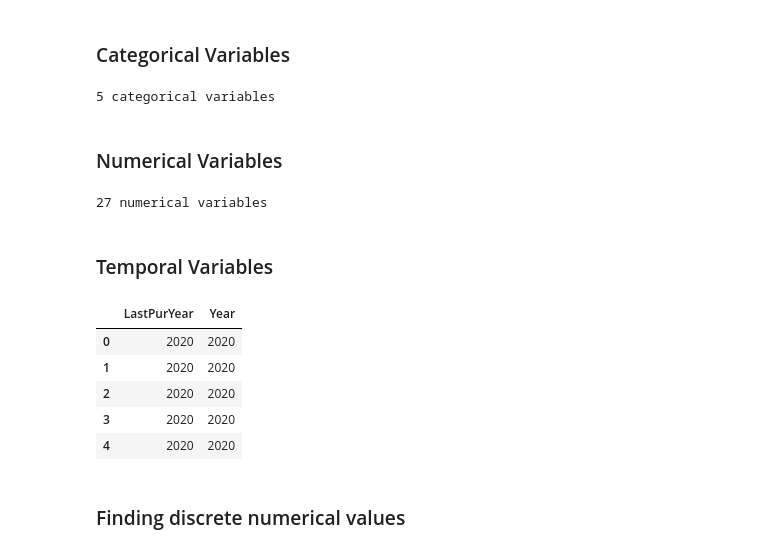
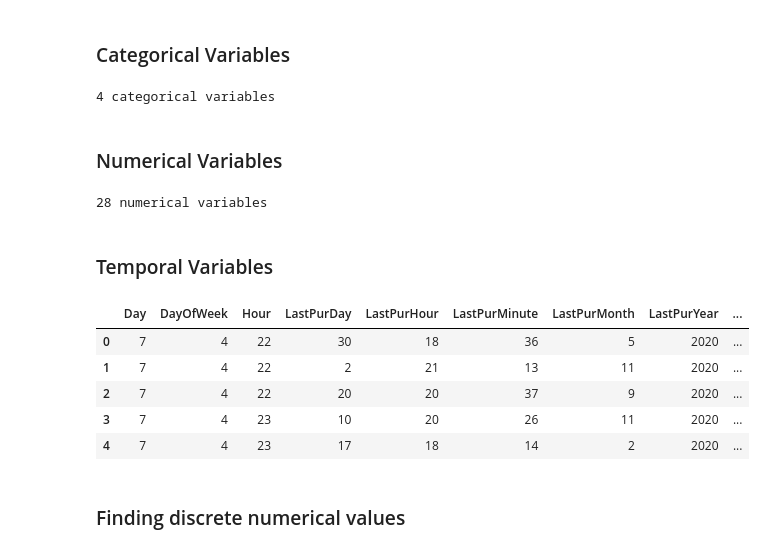
Before and after one commit to kvmvu/jamboml, a Jupyter notebook: dataprep.ipynb, the cells around one changed output. Cells and saved outputs as stored; diff of their text form; code cells hidden in the pictures.

```diff
--- a/dataprep.ipynb
+++ b/dataprep.ipynb
@@ -12,6 +23,6 @@ from scipy import stats
 from keys import conn_str
 # %%
-df = pd.read_sql_table('pre_process', conn_str)
+df = pd.read_sql_table('eda', conn_str)
 df.info()
 # %% [output]
 <class 'pandas.core.frame.DataFrame'>
@@ -34,5 +44,0 @@ memory usage: 4.0+ MB
-# %%
-# finding the interval between item purchases in minutes
-
-df['ItemTimeDiff'] = np.abs(df['Created'].diff(-1).dt.total_seconds().div(60).round())
-df['ItemTimeDiff']
@@ -109,8 +101,0 @@ df.head()
-# %%
-df['GrossMargin'] = df['UnitPrice'] - df['UnitCost']
-df['ProfitLoss'] = np.where(df.GrossMargin<0, "Loss", "Profit")
-df['MarginPerc'] = df.GrossMargin / df.UnitCost
-df.replace([np.inf, -np.inf], 1, inplace=True)
-df['MarginDeviation'] = 1 - df.MarginPerc
-df['DeviationType'] = np.where(df.MarginDeviation<0, "Positive", "Negative")
-df.head()
@@ -142,31 +119,32 @@ df
 # %%
-df.drop(['created', 'index', 'invoiceid', 'lastPurchaseDate'], inplace=True, axis=1)
+df.drop(['created', 'index', 'invoiceid', 'lastPurchaseDate', 'number'], inplace=True, axis=1)
 # %% [markdown]
 ### Categorical Variables
 # %%
-categorical = [var for var in df.columns if df[var].dtype=="O"]
+categorical = [var for var in df.columns if df[var].dtype=="O" and var not in ['number']]
 print("{} categorical variables".format(len(categorical)))
 # %% [output]
-5 categorical variables
+4 categorical variables
 # %% [markdown]
 ### Numerical Variables
 # %%
 numerical = [var for var in df.columns if df[var].dtype!="O"]
 print("{} numerical variables".format(len(numerical)))
 # %% [output]
-27 numerical variables
+28 numerical variables
 # %% [markdown]
 ### Temporal Variables
 # %%
-year_vars = [var for var in numerical if "Year" in var]
-df[year_vars].head()
+time_vars = [var for var in numerical if "Year" in var or "Month" in var
+                 or "Week" in var or "Day" in var or "Hour" in var or "Minute" in var]
+df[time_vars].head()
 # %% [output]
-|  | LastPurYear | Year |
-| 0 | 2020 | 2020 |
-| 1 | 2020 | 2020 |
-| 2 | 2020 | 2020 |
-| 3 | 2020 | 2020 |
-| 4 | 2020 | 2020 |
+|  | Day | DayOfWeek | Hour | LastPurDay | LastPurHour | LastPurMinute | LastPurMonth | LastPurYear | ... |
+| 0 | 7 | 4 | 22 | 30 | 18 | 36 | 5 | 2020 | ... |
+| 1 | 7 | 4 | 22 | 2 | 21 | 13 | 11 | 2020 | ... |
+| 2 | 7 | 4 | 22 | 20 | 20 | 37 | 9 | 2020 | ... |
+| 3 | 7 | 4 | 23 | 10 | 20 | 26 | 11 | 2020 | ... |
+| 4 | 7 | 4 | 23 | 17 | 18 | 14 | 2 | 2020 | ... |
 # %% [markdown]
 ### Finding discrete numerical values
 # %%
```
Also changed, not shown: parts of 75 cells of this notebook, 2 other files.
